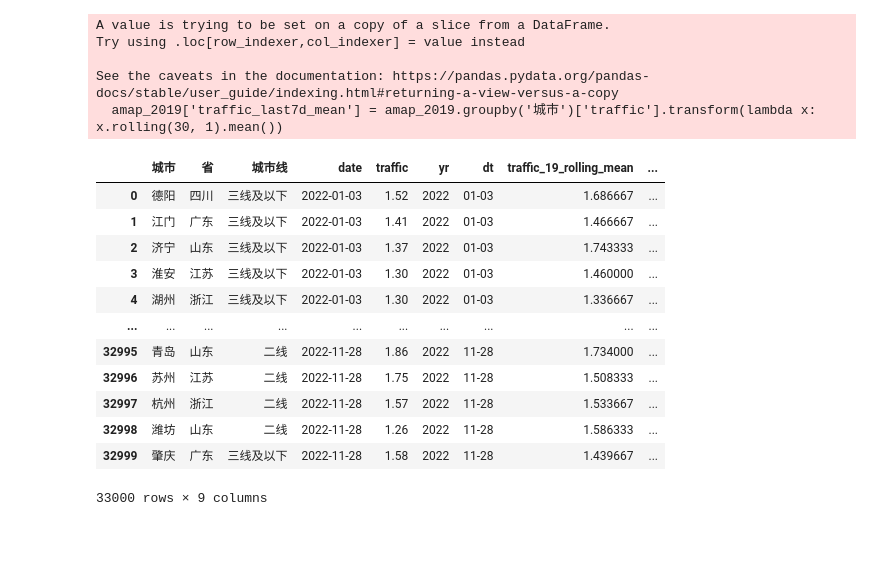
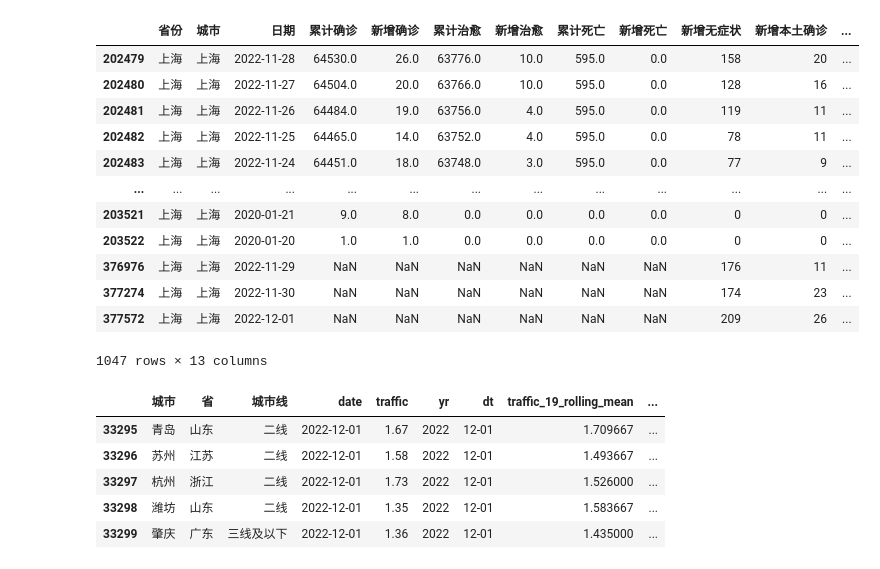
Before and after one commit to tsauliu/COVID_Data_in_Depth, a Jupyter notebook: coviddataprocess_rolling7.ipynb, the cells around one changed output. Saved outputs shown, nothing was run; the diff lists cells and outputs as text; code cells hidden in the pictures; blank space fills up the shorter version.

```diff
--- a/coviddataprocess_rolling7.ipynb
+++ b/coviddataprocess_rolling7.ipynb
@@ -53,50 +44,57 @@ See the caveats in the documentation: https://pandas.pydata.org/pandas-docs/stab
+# %%
+coviddata[coviddata['城市']=='上海']
+# %% [output]
+|  | 省份 | 城市 | 日期 | 累计确诊 | 新增确诊 | 累计治愈 | 新增治愈 | 累计死亡 | 新增死亡 | 新增无症状 | 新增本土确诊 | ... |
+| 202479 | 上海 | 上海 | 2022-11-28 | 64530.0 | 26.0 | 63776.0 | 10.0 | 595.0 | 0.0 | 158 | 20 | ... |
+| 202480 | 上海 | 上海 | 2022-11-27 | 64504.0 | 20.0 | 63766.0 | 10.0 | 595.0 | 0.0 | 128 | 16 | ... |
+| 202481 | 上海 | 上海 | 2022-11-26 | 64484.0 | 19.0 | 63756.0 | 4.0 | 595.0 | 0.0 | 119 | 11 | ... |
+| 202482 | 上海 | 上海 | 2022-11-25 | 64465.0 | 14.0 | 63752.0 | 4.0 | 595.0 | 0.0 | 78 | 11 | ... |
+| 202483 | 上海 | 上海 | 2022-11-24 | 64451.0 | 18.0 | 63748.0 | 3.0 | 595.0 | 0.0 | 77 | 9 | ... |
+| ... | ... | ... | ... | ... | ... | ... | ... | ... | ... | ... | ... | ... |
+| 203521 | 上海 | 上海 | 2020-01-21 | 9.0 | 8.0 | 0.0 | 0.0 | 0.0 | 0.0 | 0 | 0 | ... |
+| 203522 | 上海 | 上海 | 2020-01-20 | 1.0 | 1.0 | 0.0 | 0.0 | 0.0 | 0.0 | 0 | 0 | ... |
+| 376976 | 上海 | 上海 | 2022-11-29 | NaN | NaN | NaN | NaN | NaN | NaN | 176 | 11 | ... |
+| 377274 | 上海 | 上海 | 2022-11-30 | NaN | NaN | NaN | NaN | NaN | NaN | 174 | 23 | ... |
+| 377572 | 上海 | 上海 | 2022-12-01 | NaN | NaN | NaN | NaN | NaN | NaN | 209 | 26 | ... |
+1047 rows × 13 columns
 # %%
 pd.read_excel('./Amap Conjestion.xlsx').to_hdf('./amap.h5',key='raw1129')
 # %%
 # get 7d rolling amap traffic
+
 amap=pd.read_hdf('./amap.h5',key='raw1129')
 amap=pd.melt(amap,id_vars=['城市','省','城市线'],var_name='date', value_name='traffic')
 amap['date']=pd.to_datetime(amap['date']).dt.date
 
 
 def getyr(d):
     return str(d.isocalendar()[0])
 def getdt(d):
     return str(d)[-5:]
 
 amap['yr']=amap['date'].apply(getyr)
 amap['dt']=amap['date'].apply(getdt)
 
-#rolling average
 amap=amap.sort_values(by='date',ascending=True).reset_index(drop=True)
 
 amap_2019=amap[amap['yr'].str.contains('2019')]
 amap_2019['traffic_last7d_mean'] = amap_2019.groupby('城市')['traffic'].transform(lambda x: x.rolling(30, 1).mean())
 amap_2019=amap_2019[['省','城市','dt','traffic_last7d_mean']]
 amap_2019=amap_2019.rename(columns={"traffic_last7d_mean":"traffic_19_rolling_mean"})
 
 amap_2022=amap[amap['yr'].str.contains('2022')]
 amap_2022=amap_2022.merge(amap_2019,how='left',on=['省','城市','dt'])
-amap_2022['traffic_last7d_mean'] = amap_2022.groupby('城市')['traffic'].transform(lambda x: x.rolling(7, 1).mean())
+amap_2022['traffic_last7d_mean'] = amap_2022.groupby('城市')['traffic'].transform(lambda x: x.rolling(7, 7).mean())
+amap_2022['traffic_status']=amap_2022['traffic_last7d_mean']/amap_2022['traffic_19_rolling_mean']-1
 
-amap_2022
+amap_2022['traffic_change']=amap_2022['traffic_last7d_mean']-amap_2022.groupby('城市')['traffic_last7d_mean'].transform(lambda x: x.shift(periods=7))
+
+amap_2022.tail(5)
 # %% [output]
-A value is trying to be set on a copy of a slice from a DataFrame.
-Try using .loc[row_indexer,col_indexer] = value instead
-
-See the caveats in the documentation: https://pandas.pydata.org/pandas-docs/stable/user_guide/indexing.html#returning-a-view-versus-a-copy
-  amap_2019['traffic_last7d_mean'] = amap_2019.groupby('城市')['traffic'].transform(lambda x: x.rolling(30, 1).mean())
 |  | 城市 | 省 | 城市线 | date | traffic | yr | dt | traffic_19_rolling_mean | ... |
-| 0 | 德阳 | 四川 | 三线及以下 | 2022-01-03 | 1.52 | 2022 | 01-03 | 1.686667 | ... |
-| 1 | 江门 | 广东 | 三线及以下 | 2022-01-03 | 1.41 | 2022 | 01-03 | 1.466667 | ... |
-| 2 | 济宁 | 山东 | 三线及以下 | 2022-01-03 | 1.37 | 2022 | 01-03 | 1.743333 | ... |
-| 3 | 淮安 | 江苏 | 三线及以下 | 2022-01-03 | 1.30 | 2022 | 01-03 | 1.460000 | ... |
-| 4 | 湖州 | 浙江 | 三线及以下 | 2022-01-03 | 1.30 | 2022 | 01-03 | 1.336667 | ... |
-| ... | ... | ... | ... | ... | ... | ... | ... | ... | ... |
-| 32995 | 青岛 | 山东 | 二线 | 2022-11-28 | 1.86 | 2022 | 11-28 | 1.734000 | ... |
-| 32996 | 苏州 | 江苏 | 二线 | 2022-11-28 | 1.75 | 2022 | 11-28 | 1.508333 | ... |
-| 32997 | 杭州 | 浙江 | 二线 | 2022-11-28 | 1.57 | 2022 | 11-28 | 1.533667 | ... |
-| 32998 | 潍坊 | 山东 | 二线 | 2022-11-28 | 1.26 | 2022 | 11-28 | 1.586333 | ... |
-| 32999 | 肇庆 | 广东 | 三线及以下 | 2022-11-28 | 1.58 | 2022 | 11-28 | 1.439667 | ... |
+| 33295 | 青岛 | 山东 | 二线 | 2022-12-01 | 1.67 | 2022 | 12-01 | 1.709667 | ... |
+| 33296 | 苏州 | 江苏 | 二线 | 2022-12-01 | 1.58 | 2022 | 12-01 | 1.493667 | ... |
+| 33297 | 杭州 | 浙江 | 二线 | 2022-12-01 | 1.73 | 2022 | 12-01 | 1.526000 | ... |
+| 33298 | 潍坊 | 山东 | 二线 | 2022-12-01 | 1.35 | 2022 | 12-01 | 1.583667 | ... |
+| 33299 | 肇庆 | 广东 | 三线及以下 | 2022-12-01 | 1.36 | 2022 | 12-01 | 1.435000 | ... |
-33000 rows × 9 columns
 # %%
```
Also changed, not shown: parts of 11 cells of this notebook, 1 other file.
